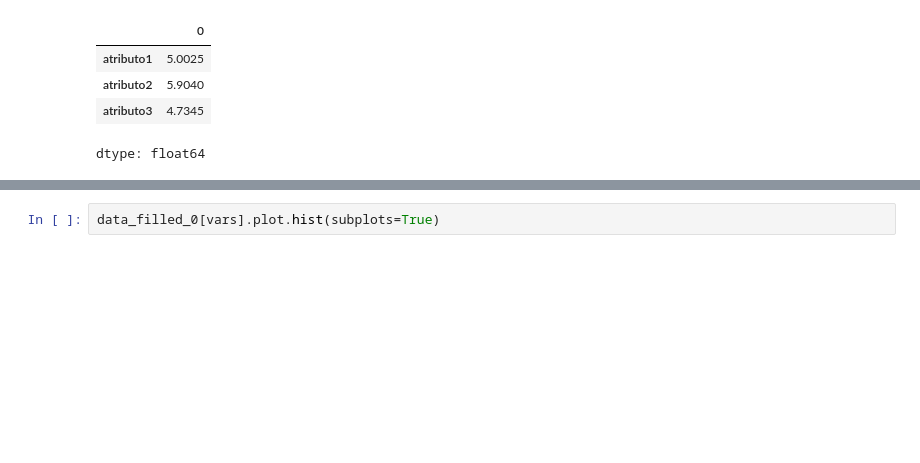
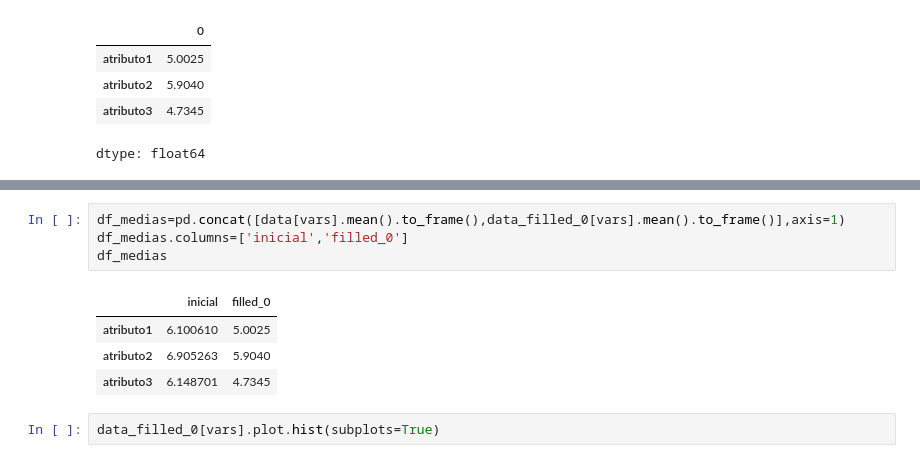
Before and after one commit to hjfuentes/Laboratorio-Datos-Sociales, a Jupyter notebook: M2_Limpieza/Sesion_3.ipynb, the cells around one changed output, grey strips where cells are left out. Cells and saved outputs as stored; diff of their text form; blank space fills up the shorter version.

```diff
--- a/M2_Limpieza/Sesion_3.ipynb
+++ b/M2_Limpieza/Sesion_3.ipynb
@@ -278,3 +287,12 @@ dtype: float64
+# %%
+df_medias=pd.concat([data[vars].mean().to_frame(),data_filled_0[vars].mean().to_frame()],axis=1)
+df_medias.columns=['inicial','filled_0']
+df_medias
+# %% [output]
+|  | inicial | filled_0 |
+| atributo1 | 6.100610 | 5.0025 |
+| atributo2 | 6.905263 | 5.9040 |
+| atributo3 | 6.148701 | 4.7345 |
 # %%
 data_filled_0[vars].plot.hist(subplots=True)
 # %% [output]
```
Also changed, not shown: parts of 1 cell of this notebook.
